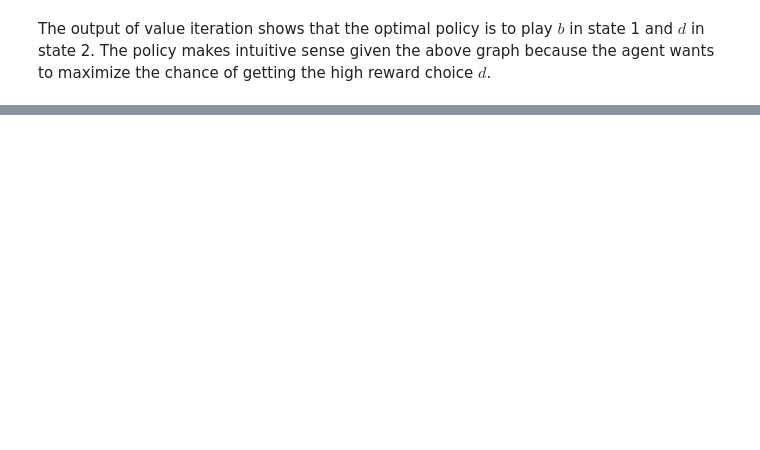
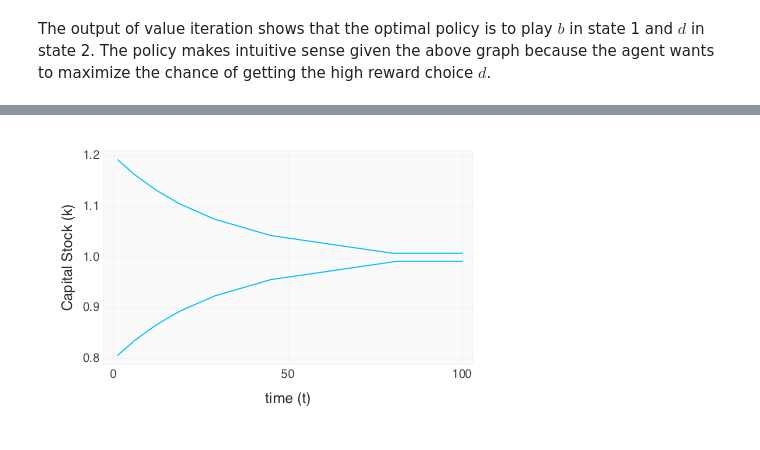
Before and after one commit to cpritcha/MDP, a Jupyter notebook: doc/doc_discrete.ipynb, the cells around one changed output, grey strips where cells are left out. Saved outputs shown, nothing was run; the diff lists cells and outputs as text; code cells hidden in the pictures; blank space fills up the shorter version.

```diff
--- a/doc/doc_discrete.ipynb
+++ b/doc/doc_discrete.ipynb
@@ -64,0 +163,2 @@ policyiteration(mdp)
+# %%
+v = policyiteration(dp; eps=1e-2)
@@ -64,0 +167,20 @@ policyiteration(mdp)
+# %%
+function computepath(startindx, mdpsol; len=10)
+    policy = mdpsol.policy
+    action = copy(policy)
+    indvec = mdpsol.indvec
+
+    for i=2:length(policy)
+        action[i] -= indvec[i-1]
+    end
+    SA = mdpsol.SA
+
+    path = Array(Float64,len+1)
+    indx = startindx
+    path[1] = SA[policy[indx]][2][1]
+    for i=1:len
+        indx = action[indx]
+        path[i+1] = SA[policy[indx]][2][1]
+    end
+    path
+end
@@ -64,0 +205,3 @@ policyiteration(mdp)
+# %%
+using DataFrames
+df = DataFrame(low=computepath(1,v;len=99), high=computepath(401,v; len=99),time=1:100)
@@ -64,0 +225,7 @@ policyiteration(mdp)
+# %%
+using Gadfly
+
+plot(df, layer(x="time", y="low", Geom.line), layer(x="time", y="high", Geom.line),
+Guide.xlabel("time (t)"), Guide.ylabel("Capital Stock (k)"))
+# %% [output]
+[figure, added]
```
Also changed, not shown: parts of 19 cells of this notebook.
